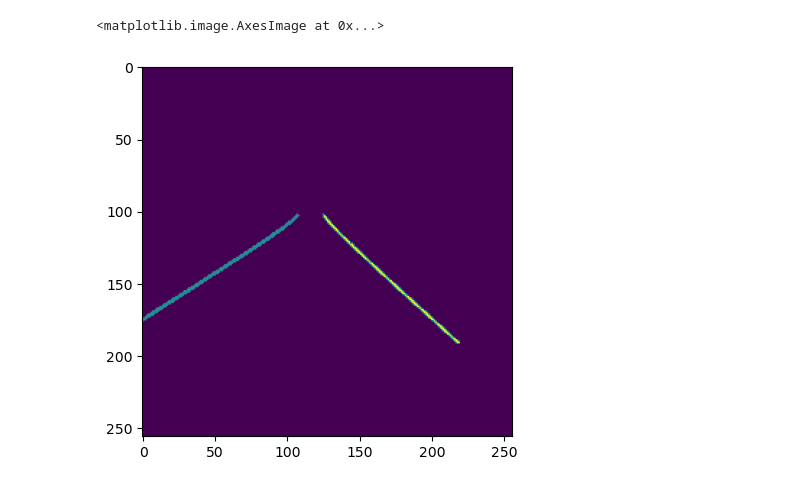
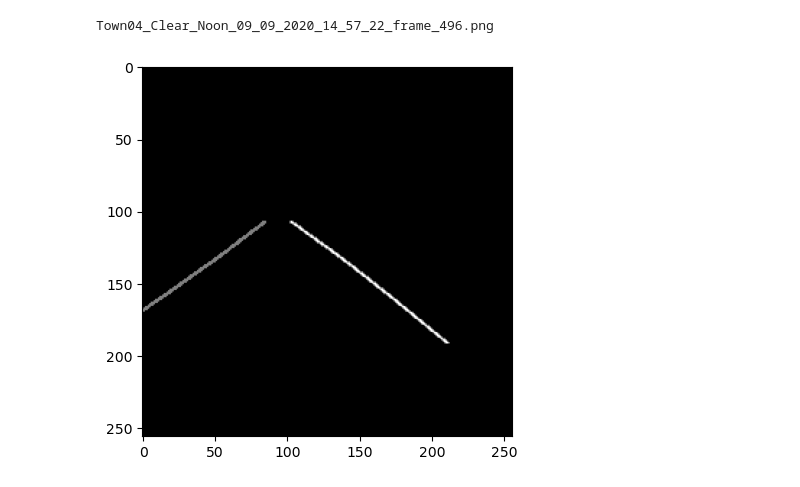
Before and after one commit to Sathvik-Chowdary-Veerapaneni/Lane-Segmmentation-using-Deep-Learning, a Jupyter notebook: UNet.ipynb, the cells around one changed output. Cells and saved outputs as stored; diff of their text form; code cells hidden in the pictures.

```diff
--- a/UNet.ipynb
+++ b/UNet.ipynb
@@ -50,10 +82,26 @@ Image Size:(256, 256)
 # %%
 # Getting corresponding image label from label data
 def image_from_label(label_img):
-    return str(label_img).replace(".png", "_label.png").replace("train", "train_label").replace("val/", "val_label/")
+    label_img = str(label_img)
+    if '_label' not in label_img:
+        label_img = label_img.replace(".png", "_label.png")
+    label_img = label_img.replace("train", "train_label").replace("val/", "val_label/")
+    return label_img
-# %%
-img = plt.imread(x_train_dir+'/'+str(random_training_image))
-plt.imshow(img)
-# %% [output]
-<matplotlib.image.AxesImage at 0x...>
-[figure, removed]
+# %%
+import matplotlib.pyplot as plt
+
+# Set the sample file name
+testing_sample_image = random_training_image
+print(testing_sample_image)
+# Get the corresponding label image file name
+label_fn = image_from_label(testing_sample_image)
+
+# Load the label image
+label_img = plt.imread(y_train_dir+'/'+label_fn)
+
+# Display the label image
+plt.imshow(label_img, cmap='gray')
+plt.show()
+# %% [output]
+Town04_Clear_Noon_09_09_2020_14_57_22_frame_496.png
+[figure, added]
```
Also changed, not shown: parts of 4 cells of this notebook.
